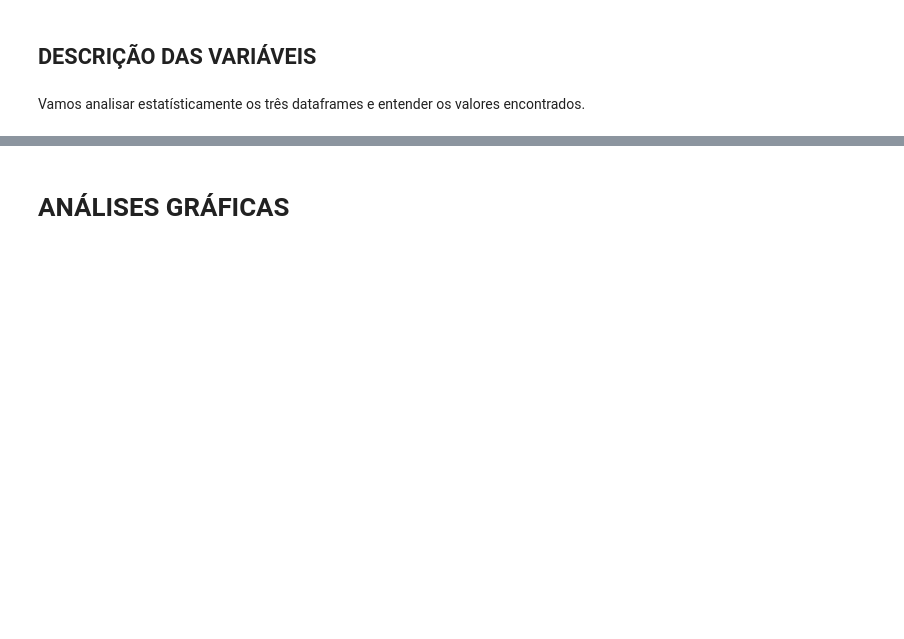
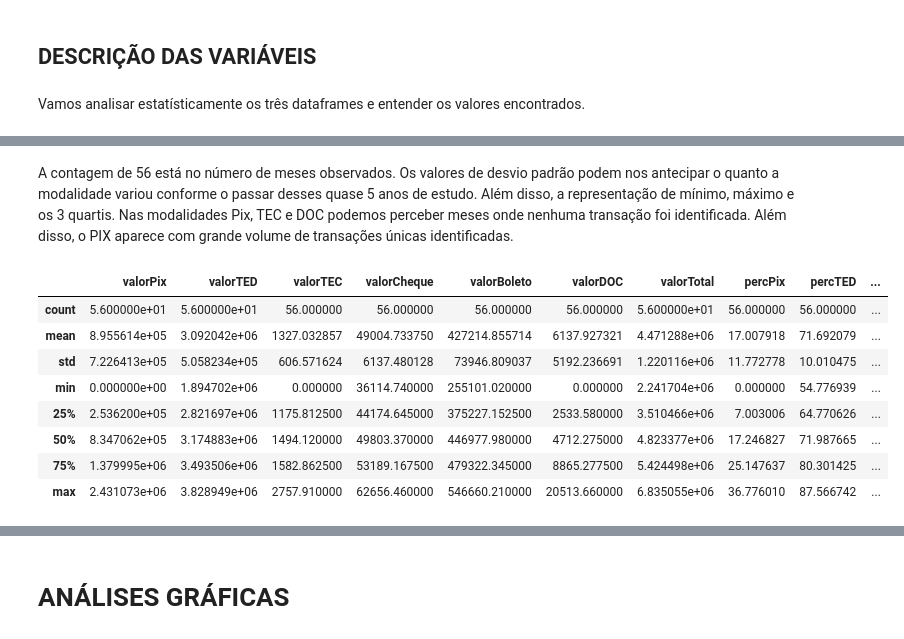
Before and after one commit to guilhermegfv/sprint_analisededados, a Jupyter notebook: Notebook/MVP_AnaliseDeDados.ipynb, the cells around one changed output, grey strips where cells are left out. Drawn from its saved outputs; the diff is of its cells as text; code cells hidden in the pictures; blank space fills up the shorter version.

```diff
--- a/Notebook/MVP_AnaliseDeDados.ipynb
+++ b/Notebook/MVP_AnaliseDeDados.ipynb
@@ -183,3 +193,21 @@ df_quantidade.describe()
 | 50% | 1.760780e+06 | 86679.625000 | 678.250000 | 15977.450000 | 344579.675000 | 5135.905000 | ... |
 | 75% | 3.355910e+06 | 111146.237500 | 751.252500 | 18768.682500 | 357181.505000 | 11018.802500 | ... |
 | max | 5.662278e+06 | 193914.690000 | 1305.510000 | 27729.480000 | 380679.530000 | 29095.160000 | ... |
+# %% [markdown]
+A contagem de 56 está no número de meses observados.
+Os valores de desvio padrão podem nos antecipar o quanto a modalidade variou conforme o passar desses quase 5 anos de estudo.
+Além disso, a representação de mínimo, máximo e os 3 quartis.
+Nas modalidades Pix, TEC e DOC podemos perceber meses onde nenhuma transação foi identificada.
+Além disso, o PIX aparece com grande volume de transações únicas identificadas.
+# %%
+df_valor.describe()
+# %% [output]
+|  | valorPix | valorTED | valorTEC | valorCheque | valorBoleto | valorDOC | valorTotal | percPix | percTED | ... |
+| count | 5.600000e+01 | 5.600000e+01 | 56.000000 | 56.000000 | 56.000000 | 56.000000 | 5.600000e+01 | 56.000000 | 56.000000 | ... |
+| mean | 8.955614e+05 | 3.092042e+06 | 1327.032857 | 49004.733750 | 427214.855714 | 6137.927321 | 4.471288e+06 | 17.007918 | 71.692079 | ... |
+| std | 7.226413e+05 | 5.058234e+05 | 606.571624 | 6137.480128 | 73946.809037 | 5192.236691 | 1.220116e+06 | 11.772778 | 10.010475 | ... |
+| min | 0.000000e+00 | 1.894702e+06 | 0.000000 | 36114.740000 | 255101.020000 | 0.000000 | 2.241704e+06 | 0.000000 | 54.776939 | ... |
+| 25% | 2.536200e+05 | 2.821697e+06 | 1175.812500 | 44174.645000 | 375227.152500 | 2533.580000 | 3.510466e+06 | 7.003006 | 64.770626 | ... |
+| 50% | 8.347062e+05 | 3.174883e+06 | 1494.120000 | 49803.370000 | 446977.980000 | 4712.275000 | 4.823377e+06 | 17.246827 | 71.987665 | ... |
+| 75% | 1.379995e+06 | 3.493506e+06 | 1582.862500 | 53189.167500 | 479322.345000 | 8865.277500 | 5.424498e+06 | 25.147637 | 80.301425 | ... |
+| max | 2.431073e+06 | 3.828949e+06 | 2757.910000 | 62656.460000 | 546660.210000 | 20513.660000 | 6.835055e+06 | 36.776010 | 87.566742 | ... |
```
Also changed, not shown: parts of 41 cells of this notebook.
